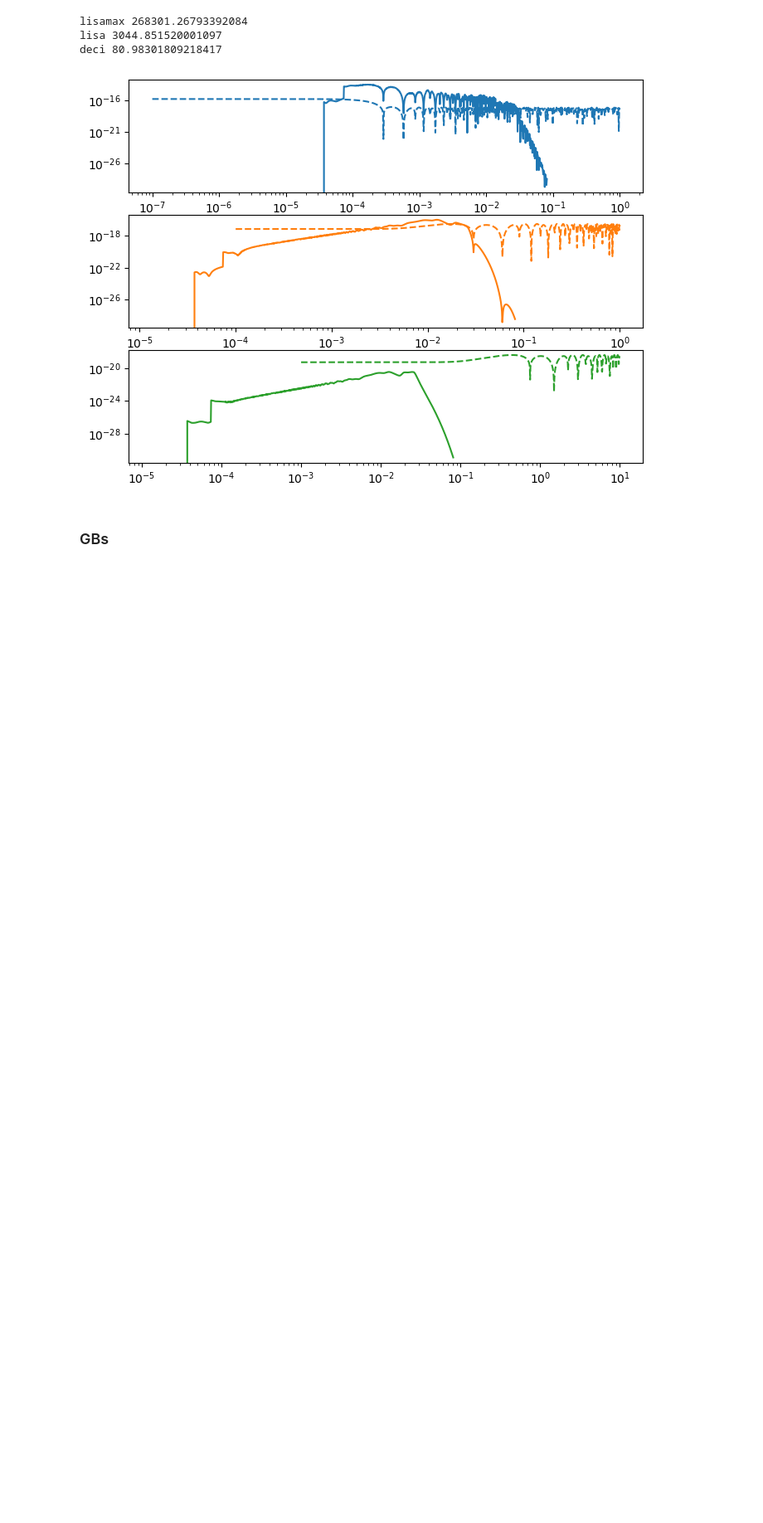
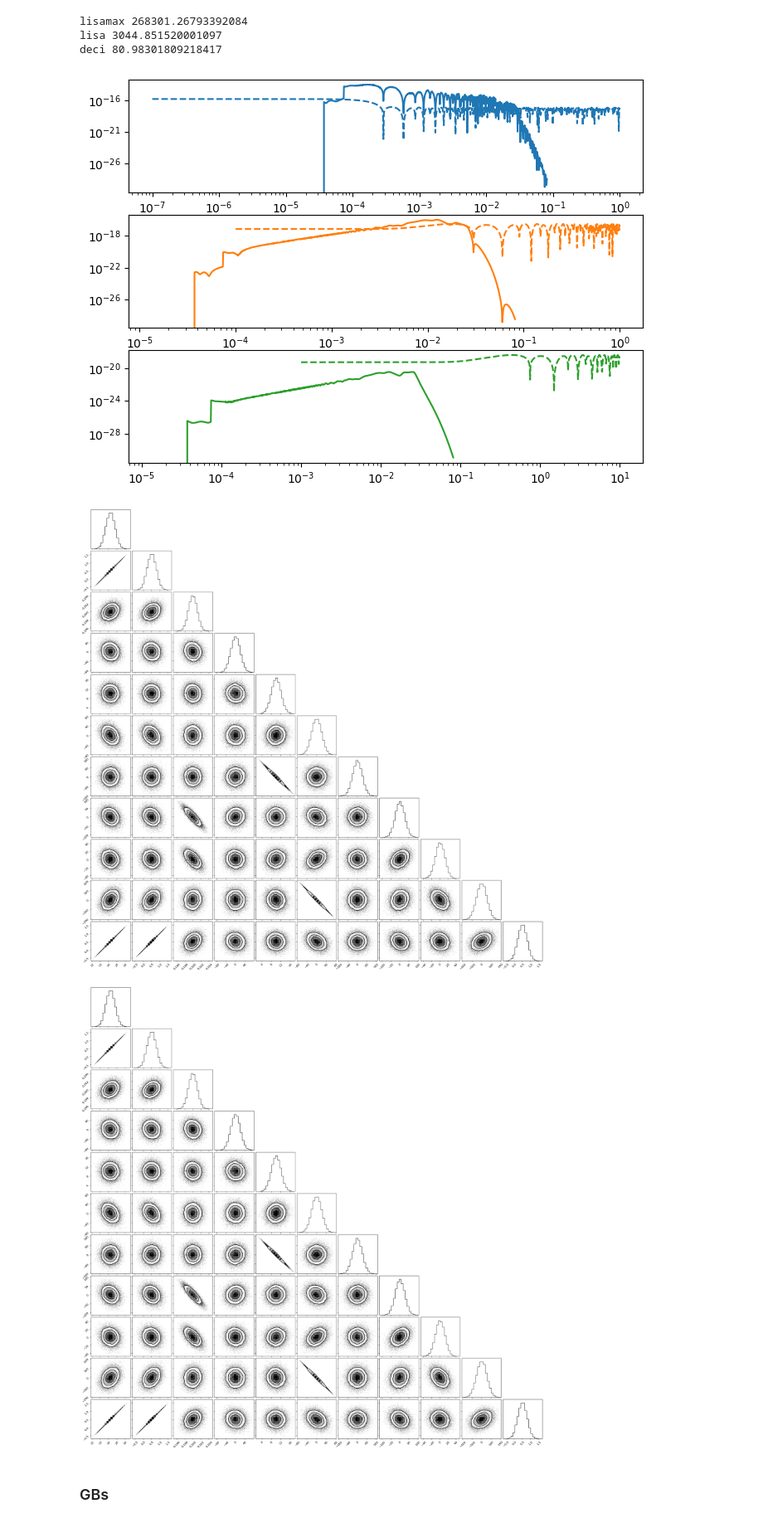
Before and after one commit to mikekatz04/LISAanalysistools, a Jupyter notebook: examples/space_2050_tutorial.ipynb, the cells around one changed output. Shown at 83% size. Drawn from its saved outputs; the diff is of its cells as text; code cells hidden in the pictures; blank space fills up the shorter version.

Commit message:
through the mbhb covariance

```diff
--- a/examples/space_2050_tutorial.ipynb
+++ b/examples/space_2050_tutorial.ipynb
@@ -83,22 +84,26 @@ for mission in missions:
     # black hole generator
     bbh = BBHSNRWaveform(response_kwargs=dict(TDItag="AET", orbits=orbits_here, tdi2=True))
 
+    missions[mission]["bbh"] = BBHCalculatorController(
+        bbh, missions[mission]["model"], missions[mission]["psd_kwargs"], psd=A1TDISens
+    )
+
     # gb generator
-    gb = GBAETWaveform(orbits=orbits_here)
+    # gb = GBAETWaveform(orbits=orbits_here)
 
-    # emri generator
-    emri = EMRIAETWaveform(response_kwargs=dict(tdi="2nd generation", orbits=orbits_here))
+    # # emri generator
+    # emri = EMRIAETWaveform(response_kwargs=dict(tdi="2nd generation", orbits=orbits_here))
 
-    # psd info
+    # # psd info
 
-    # fn = np.logspace(-6, -1, 1000)  # for plotting
-    # Sn = get_sensitivity(fn, sens_fn=A1TDISens, **psd_kwargs)  # for plotting
+    # # fn = np.logspace(-6, -1, 1000)  # for plotting
+    # # Sn = get_sensitivity(fn, sens_fn=A1TDISens, **psd_kwargs)  # for plotting
 
-    missions[mission]["bbh"] = CalculateSNR(bbh, missions[mission]["model"], missions[mission]["psd_kwargs"], psd=A1TDISens)
+    # missions[mission]["bbh"] = CalculationController(bbh, missions[mission]["model"], missions[mission]["psd_kwargs"], psd=A1TDISens)
 
-    missions[mission]["emri"] = CalculateSNR(emri, missions[mission]["model"], missions[mission]["psd_kwargs"], psd=A1TDISens)
+    # missions[mission]["emri"] = CalculationController(emri, missions[mission]["model"], missions[mission]["psd_kwargs"], psd=A1TDISens)
 
-    missions[mission]["gb"] = CalculateSNR(gb, missions[mission]["model"], missions[mission]["psd_kwargs"], psd=A1TDISens)
+    # missions[mission]["gb"] = CalculationController(gb, missions[mission]["model"], missions[mission]["psd_kwargs"], psd=A1TDISens)
 
 Tobs = YRSID_SI
 dt = 10.0
@@ -145,6 +150,19 @@ lisamax 268301.26793392084
 lisa 3044.851520001097
 deci 80.98301809218417
 [figure]
+# %%
+scaled_inj_params, cov = mission["bbh"].get_cov(
+    *mbh_injection_params,
+    precision=True,
+    more_accurate=False,
+    eps=1e-9,
+    deriv_inds=None,
+    return_array=True,
+)
+plot_covariance_corner(scaled_inj_params, cov)
+# %% [output]
+[figure, added]
+[figure, added]
 # %% [markdown]
 ### GBs
 # %%
```
Also changed, not shown: parts of 2 cells of this notebook, 13 other files.
